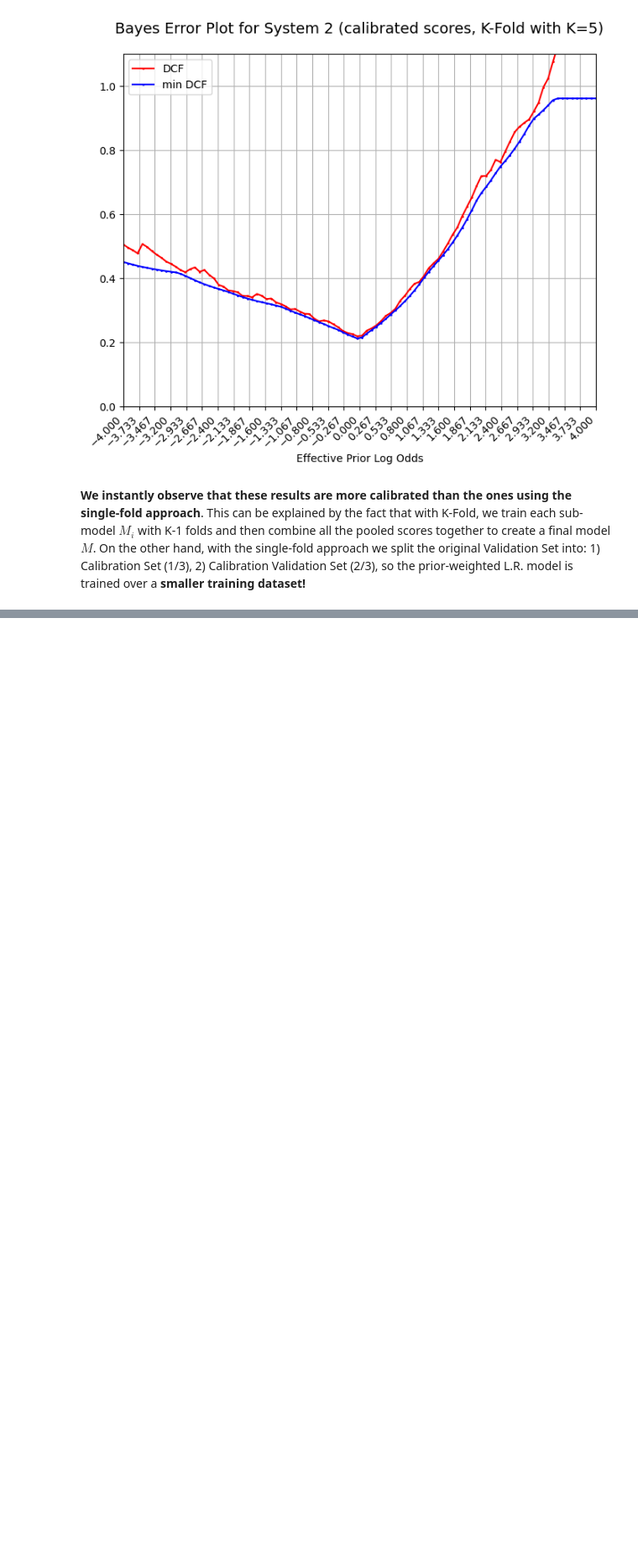
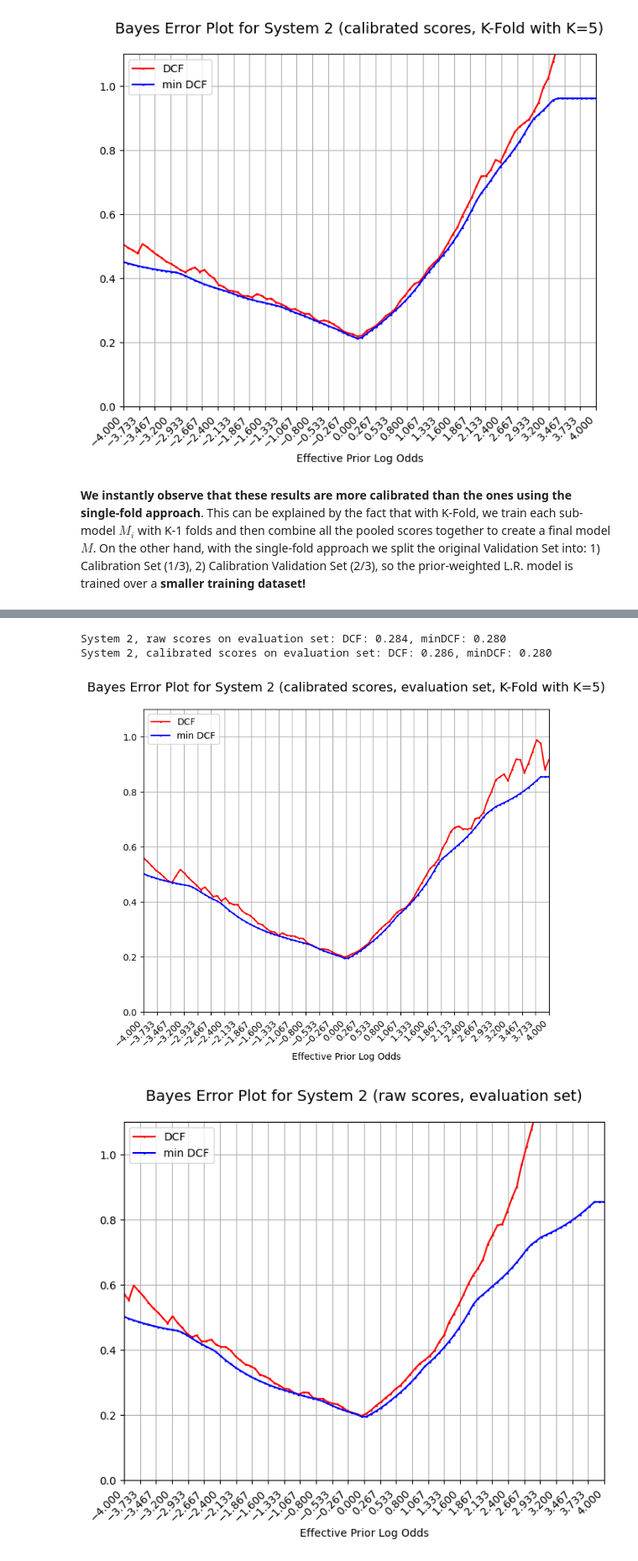
Before and after one commit to RiccardoRevalor/MachineLearningPatternRecognition, a Jupyter notebook: lab12_CalibrationFusion/cal_fusion.ipynb, the cells around one changed output, grey strips where cells are left out. Shown at 84% size. Cells and saved outputs as stored; diff of their text form; code cells hidden in the pictures; blank space fills up the shorter version.

```diff
--- a/lab12_CalibrationFusion/cal_fusion.ipynb
+++ b/lab12_CalibrationFusion/cal_fusion.ipynb
@@ -396,0 +429,25 @@ minDCF for System 2 (calibrated scores, K-Fold): 0.315
+# %%
+# SYSTEM 2 - EVAL SET K FOLD
+#TRAIN THE FINAL MODEL M ON EVAL SET SCORES
+#reshape eval scores to 2-D arrays
+eval_scores_sys_2_2D = vrow(eval_scores_sys_2)
+#no regularitazion term, so lambda = l = 0
+alpha_eval_2, beta_eval_2, _ = trainLogReg_PriorWeighted(eval_scores_sys_2_2D, eval_labels, l=0, manual_grad=True, PriorTrue=pT)
+#apply the model on evaluation set
+calibrated_scores_sys_2_eval = (alpha_eval_2 @ eval_scores_sys_2_2D + beta_eval_2 - priorLogOdds).ravel()  # ravel to go back to 1-D array
+#compute DCF for the calibrated scores on evaluation set
+DCF_eval_sys_2_no_calibration = computeEmpiricalBayesRisk_Normalized(eval_scores_sys_2, eval_labels, pT, 1.0, 1.0)
+minDCF_eval_sys_2_no_calibration = computeMinEmpiricalBayesRisk_Normalized(eval_scores_sys_2, eval_labels, pT, 1.0, 1.0)
+DCF_eval_sys_2 = computeEmpiricalBayesRisk_Normalized(calibrated_scores_sys_2_eval, eval_labels, pT, 1.0, 1.0)
+minDCF_eval_sys_2 = computeMinEmpiricalBayesRisk_Normalized(calibrated_scores_sys_2_eval, eval_labels, pT, 1.0, 1.0)
+print(f"System 2, raw scores on evaluation set: DCF: {DCF_eval_sys_2_no_calibration:.3f}, minDCF: {minDCF_eval_sys_2_no_calibration:.3f}")
+print(f"System 2, calibrated scores on evaluation set: DCF: {DCF_eval_sys_2:.3f}, minDCF: {minDCF_eval_sys_2:.3f}")
+#bayes error plot for calibrated scores of system 2 on evaluation set
+plotBayesErrorPlots(effPriorLogOdds, calibrated_scores_sys_2_eval, eval_labels, title=f"Bayes Error Plot for System 2 (calibrated scores, evaluation set, K-Fold with K={KFOLD})")
+#bayes error plot for raw scores of system 2 on evaluation set
+plotBayesErrorPlots(effPriorLogOdds, eval_scores_sys_2, eval_labels, title="Bayes Error Plot for System 2 (raw scores, evaluation set)")
+# %% [output]
+System 2, raw scores on evaluation set: DCF: 0.284, minDCF: 0.280
+System 2, calibrated scores on evaluation set: DCF: 0.286, minDCF: 0.280
+[figure, added]
+[figure, added]
```
Also changed, not shown: parts of 2 cells of this notebook.
